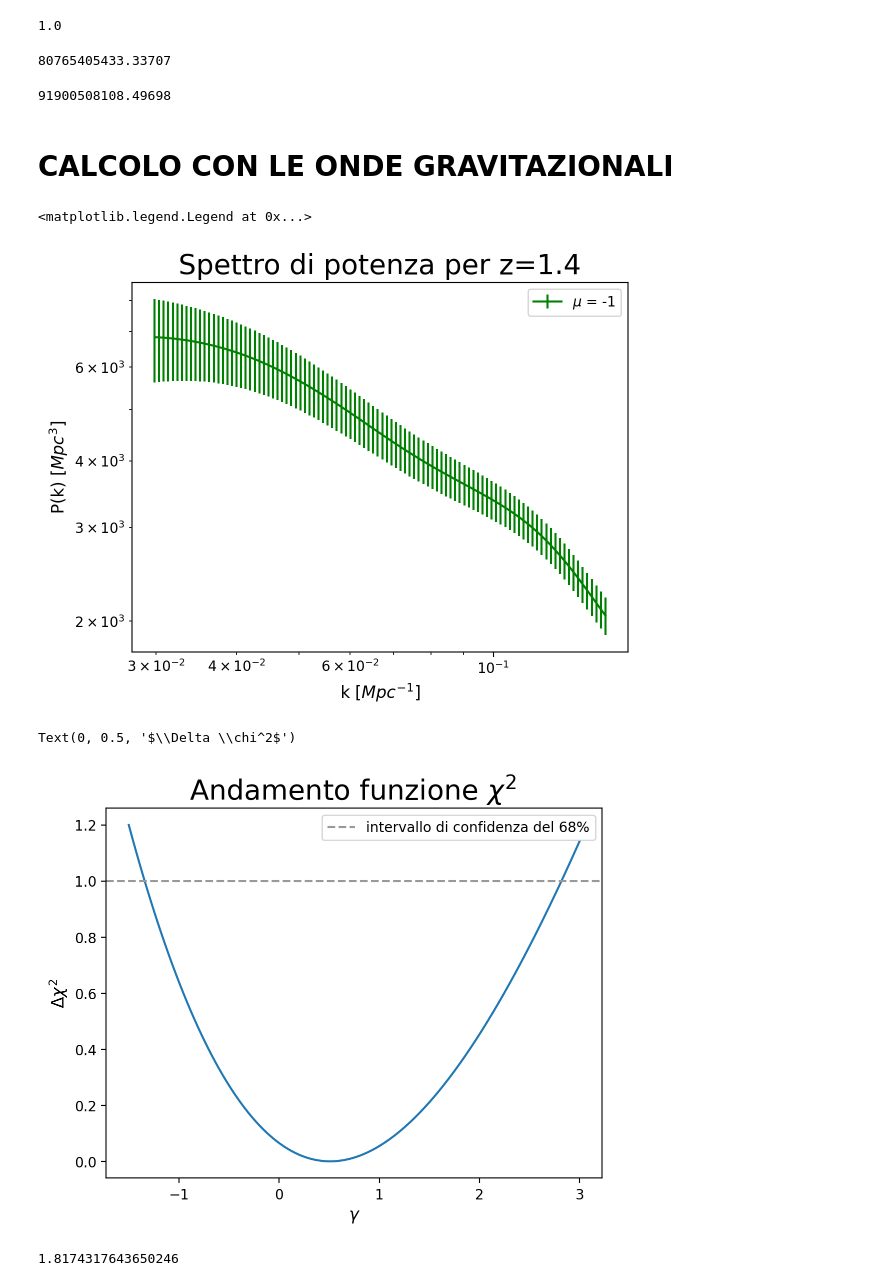
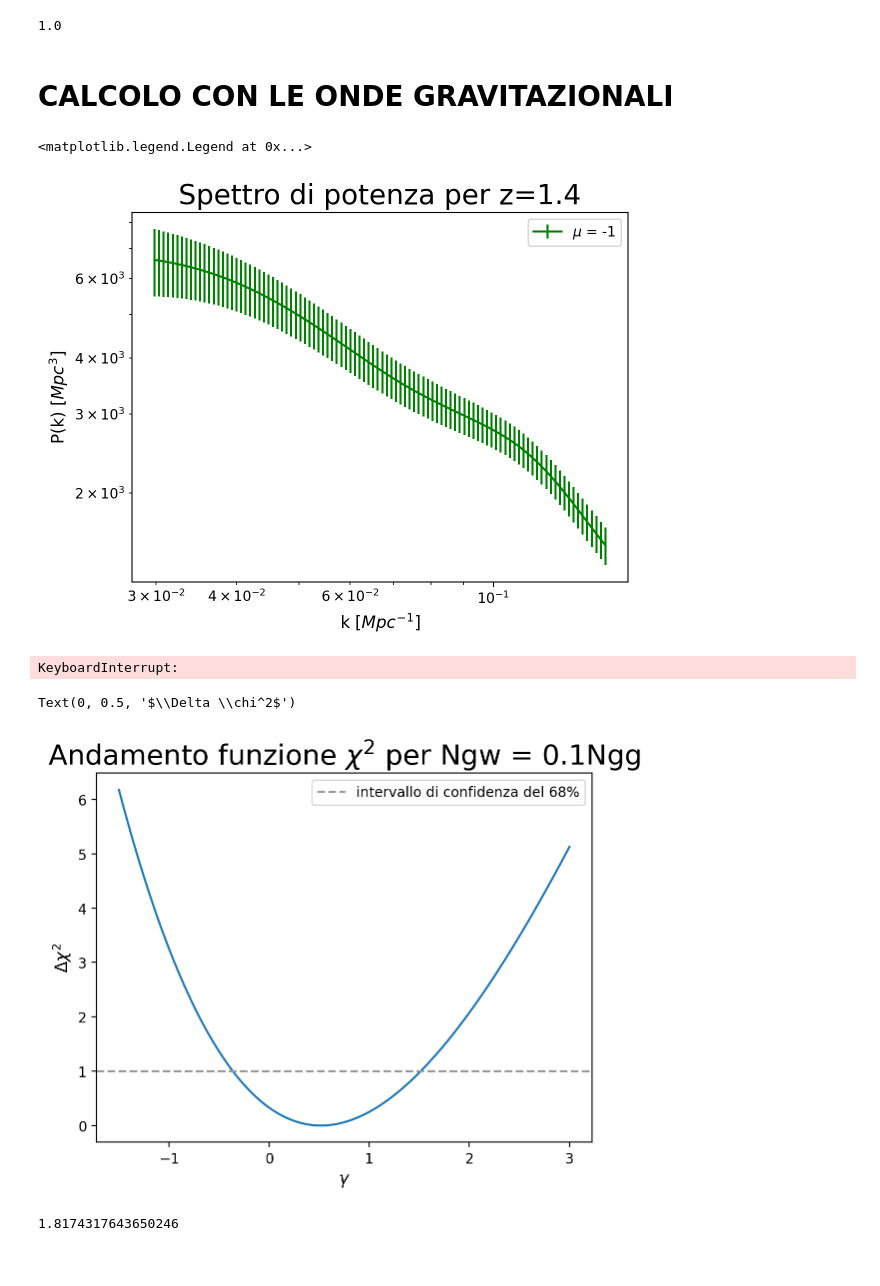
Before and after one commit to Sareva00/Tesi, a Jupyter notebook: Programma completo 1.ipynb, the cells around one changed output. Saved outputs shown, nothing was run; the diff lists cells and outputs as text; code cells hidden in the pictures.

```diff
--- a/Programma completo 1.ipynb
+++ b/Programma completo 1.ipynb
@@ -17,8 +17,8 @@ import ngfunction2
 ##PARAMETRI INIZIALI
 
 pars = camb.CAMBparams()  #0.022 0.122 67.5
-pars.set_cosmology(H0=67, ombh2=0.022445, omch2=0.143648)   #H0= hubble parameter today in km/s    ombh2=physical density in baryons omch2=physical density in cold dark matter
-pars.InitPower.set_params(ns=0.96)  #ns = scalar spectra index (inflaction)
+pars.set_cosmology(H0=67, ombh2=0.022445, omch2=0.143648-0.022445)   #H0= hubble parameter today in km/s    ombh2=physical density in baryons omch2=physical density in cold dark matter
+pars.InitPower.set_params(As=1.7195e-9,ns=0.96)  #ns = scalar spectra index (inflaction)
 # %% [output]
 class: <InitialPowerLaw>
  tensor_parameterization = tensor_param_rpivot
@@ -109,7 +109,7 @@ X[9]
 # %%
 #Calcolo dei modi normali
 DeltaMu = np.abs(mu[0]-mu[1])
-DeltaZ = 0.2
+DeltaZ = np.array([0.2,0.2,0.2,0.3])
 DeltaK = np.empty((len(kh)))
 
 for i in range (len (kh)):
@@ -119,21 +119,16 @@ for i in range (len (kh)):
     else: DeltaK[i]= np.abs(kh[i+1]-kh[i])/2+ np.abs(kh[i-1]-kh[i])/2
     if(DeltaK[i]<1e-2): DeltaK[i]=1e-2   #l'intervallo deve comunque essere più grande di kmin, se non lo è lo metto uguale a kmin
 
+
+Vol = np.empty(len(zetas))
+for i in range (len(zetas)):
+    Vol[i]= ngfunction2.Vol(z[3])*h**(-3)
+#Vol = 4./3.*np.pi*((dist(z+DeltaZ/2.))**3-(dist(z-DeltaZ/2.))**3)    #calcolo il volume di cielo considerato, inmmagino di guardare il cielo su tutti gli angoli (ideale)
+
 N = np.empty((len(kh),len(mu),len(zetas)))
-Vol = np.empty(len(zetas))
-Vol = 4./3.*np.pi*((dist(z+np.ones(len(zetas))*DeltaZ/2.))**3-(dist(z-np.ones(len(zetas))*DeltaZ/2.)**3))    #calcolo il volume di cielo considerato, inmmagino di guardare il cielo su tutti gli angoli (ideale)
-
 for j in range(len(kh)):
     for i in range (len(zetas)):
         N[j,:,i]= Vol[i]/(2*np.pi)**3 * kh[j]**2*DeltaMu*DeltaK[j]  #uguale per tutte le mu
-# %%
-Vol[2]
-# %% [output]
-80765405433.33707
-# %%
-ngfunction2.Vol(z[2])*h**(-3)*1.e9
-# %% [output]
-91900508108.49698
 # %% [markdown]
 # CALCOLO CON LE ONDE GRAVITAZIONALI
 # %%
@@ -166,7 +161,7 @@ ax.errorbar(kh, Pgg[:,0,2], yerr = err_Pgg[:,0,2,9], color='g', ls ='-', label =
 ax.legend()
 # %% [output]
 <matplotlib.legend.Legend at 0x...>
-[figure, old version]
+[figure, new version]
 # %%
 gammas= np.linspace(-1.5,3,num = 250)   #calcolo il chi quadro per un certo set di valori di gamma
 
@@ -181,6 +176,8 @@ for k,gamma in enumerate(gammas):
             for i in range (len(kh)):
                 for j in range (len(mu)):
                     chi2[k,m,l]= chi2[k,m,l]+(float((bias[m] + (omz[m]**gamma)*fl[m] * (mu[j])**2)**2*pk[m,i]) - Pgg[i][j][m])**2/err_Pgg[i][j][m][l]**2
+# %% [output]
+KeyboardInterrupt:
 # %%
 #INTERPOLAZIONE FUNZIONE CHI^2
 interpol= np.empty((len(zetas),len(X)), dtype=interpolate.interpolate.interp1d)
@@ -208,19 +205,19 @@ for i in range (len(zetas)):
         min[i][j]=(float(minimo[i][j].x))
         chi2min[i][j]=(y[i][j](min[i][j]))
 # %%
-plt.plot(gammas, interpol[3,0](gammas)-chi2min[3][0])
+plt.plot(gammas, interpol[2,0](gammas)-chi2min[2][0])
 
 #CALCOLO DELL'ERRORE
 plt.axhline(y=1, linestyle= 'dashed',color = '0.6', label = 'intervallo di confidenza del 68%' )
 
 plt.legend()
 
-plt.title('Andamento funzione $\chi ^2$ ', size=20)
+plt.title('Andamento funzione $\chi ^2$ per Ngw = 0.1Ngg', size=20)
 plt.xlabel('$\gamma$', size = 12)
 plt.ylabel('$\Delta \chi^2$', size = 12)
 # %% [output]
 Text(0, 0.5, '$\\Delta \\chi^2$')
-[figure, old version]
+[figure, new version]
 # %%
 interpol[2,9](0.30)-chi2min[2][9]-1
 # %% [output]
```
Also changed, not shown: parts of 12 cells of this notebook, 5 other files.
